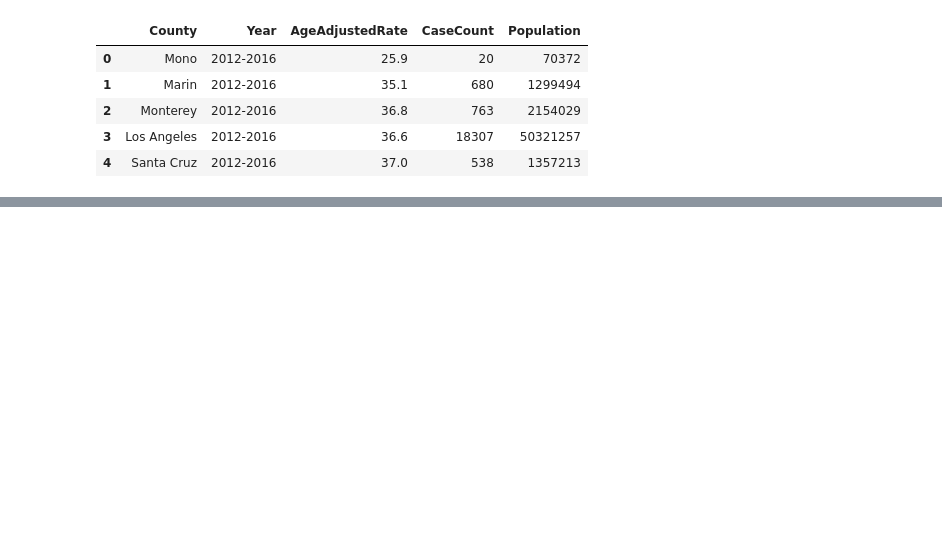
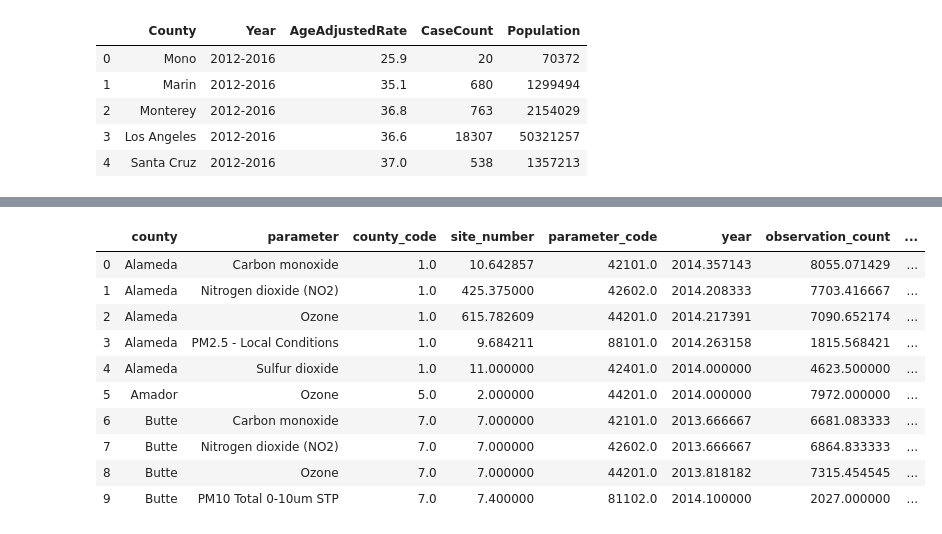
Before and after one commit to bbjornstad-flatiron/flatiron-mod3-project, a Jupyter notebook: data_analysis.ipynb, the cells around one changed output, grey strips where cells are left out. Cells and saved outputs as stored; diff of their text form; code cells hidden in the pictures; blank space fills up the shorter version.

```diff
--- a/data_analysis.ipynb
+++ b/data_analysis.ipynb
@@ -49,0 +69,15 @@ Ttest_indResult(statistic=-40.842553528287645, pvalue=7.905230952890071e-43)
+# %%
+ca_merged_df = ca_aq_time_means.join(ca_cancer_rates.set_index('County'), how='inner', on='county')
+ca_merged_df.head(10)
+# %% [output]
+|  | county | parameter | county_code | site_number | parameter_code | year | observation_count | ... |
+| 0 | Alameda | Carbon monoxide | 1.0 | 10.642857 | 42101.0 | 2014.357143 | 8055.071429 | ... |
+| 1 | Alameda | Nitrogen dioxide (NO2) | 1.0 | 425.375000 | 42602.0 | 2014.208333 | 7703.416667 | ... |
+| 2 | Alameda | Ozone | 1.0 | 615.782609 | 44201.0 | 2014.217391 | 7090.652174 | ... |
+| 3 | Alameda | PM2.5 - Local Conditions | 1.0 | 9.684211 | 88101.0 | 2014.263158 | 1815.568421 | ... |
+| 4 | Alameda | Sulfur dioxide | 1.0 | 11.000000 | 42401.0 | 2014.000000 | 4623.500000 | ... |
+| 5 | Amador | Ozone | 5.0 | 2.000000 | 44201.0 | 2014.000000 | 7972.000000 | ... |
+| 6 | Butte | Carbon monoxide | 7.0 | 7.000000 | 42101.0 | 2013.666667 | 6681.083333 | ... |
+| 7 | Butte | Nitrogen dioxide (NO2) | 7.0 | 7.000000 | 42602.0 | 2013.666667 | 6864.833333 | ... |
+| 8 | Butte | Ozone | 7.0 | 7.000000 | 44201.0 | 2013.818182 | 7315.454545 | ... |
+| 9 | Butte | PM10 Total 0-10um STP | 7.0 | 7.400000 | 81102.0 | 2014.100000 | 2027.000000 | ... |
```
Also changed, not shown: parts of 16 cells of this notebook.
